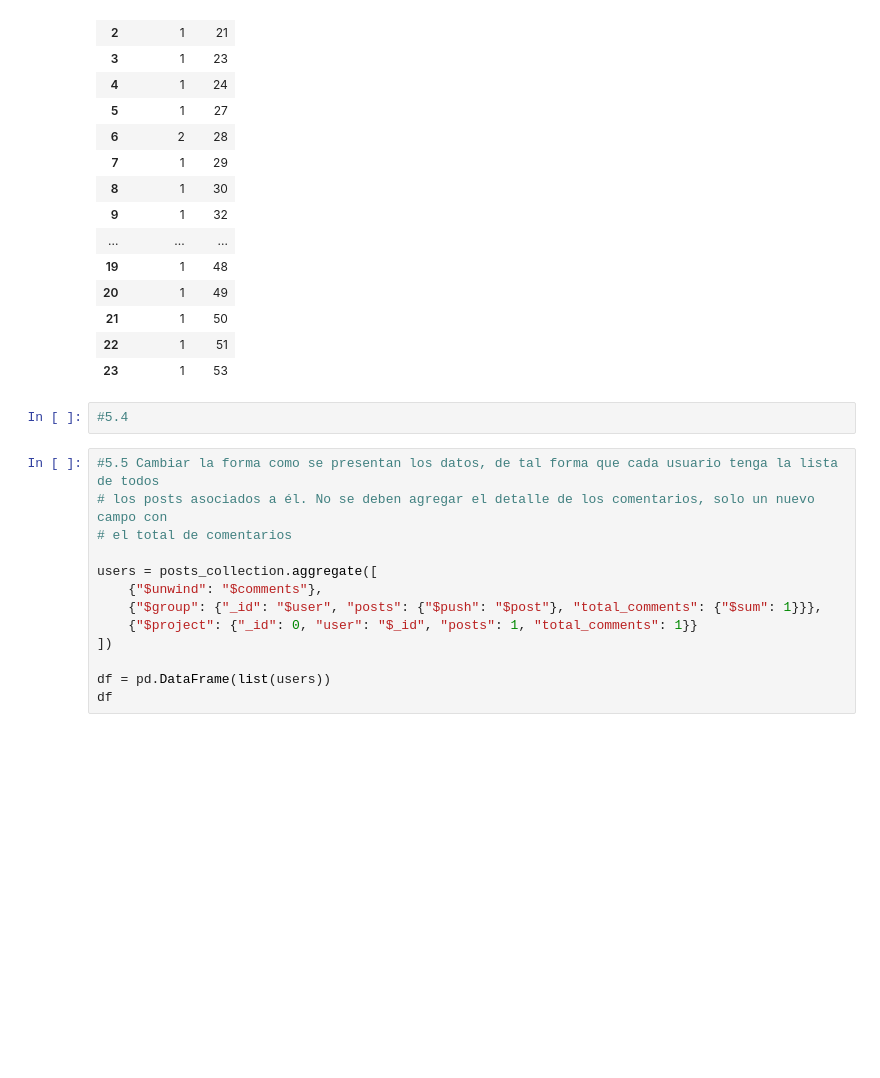
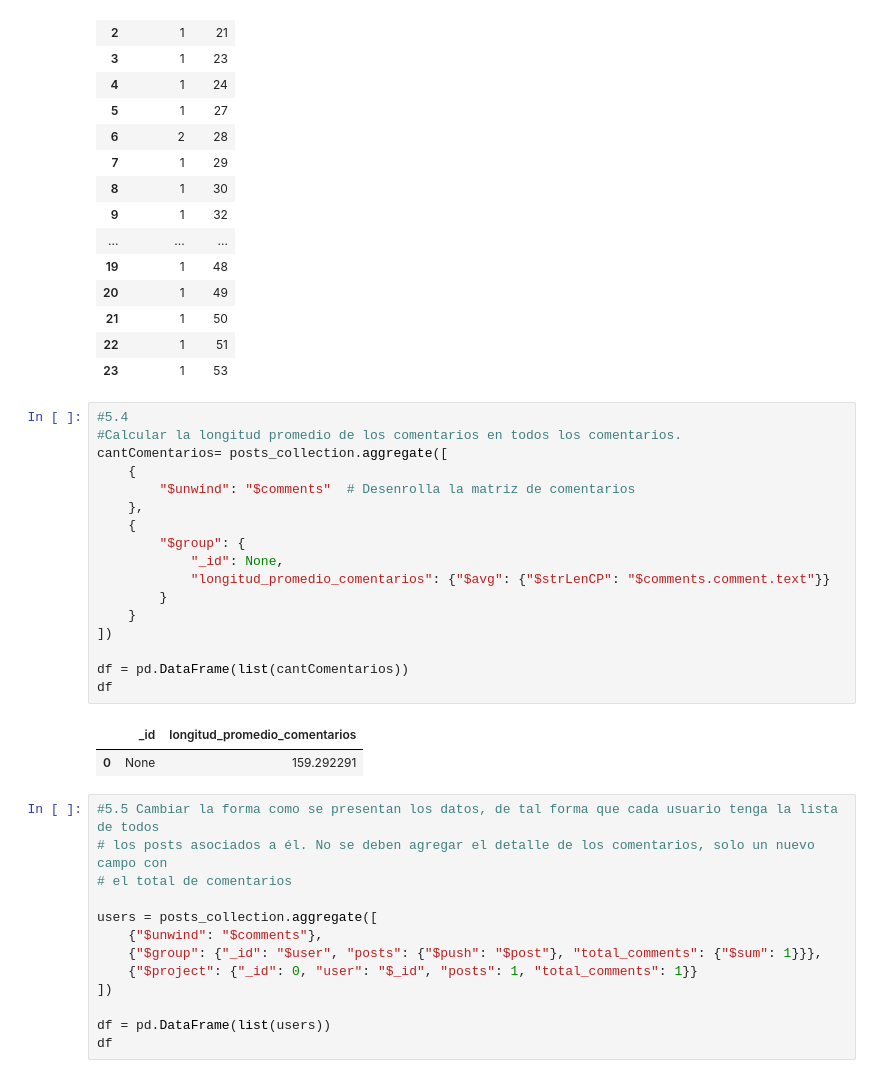
Before and after one commit to javialroro/TareasBases, a Jupyter notebook: 02 - MongoDB/test_mongo.ipynb, the cells around one changed output. Drawn from its saved outputs; the diff is of its cells as text; blank space fills up the shorter version.

```diff
--- a/02 - MongoDB/test_mongo.ipynb
+++ b/02 - MongoDB/test_mongo.ipynb
@@ -342,8 +367,26 @@ df
 | 21 | 1 | 50 |
 | 22 | 1 | 51 |
 | 23 | 1 | 53 |
-# %%
-#5.4
+# %%
+#5.4
+#Calcular la longitud promedio de los comentarios en todos los comentarios.
+cantComentarios= posts_collection.aggregate([
+    {
+        "$unwind": "$comments"  # Desenrolla la matriz de comentarios
+    },
+    {
+        "$group": {
+            "_id": None,
+            "longitud_promedio_comentarios": {"$avg": {"$strLenCP": "$comments.comment.text"}}
+        }
+    }
+])
+
+df = pd.DataFrame(list(cantComentarios))
+df
+# %% [output]
+|  | _id | longitud_promedio_comentarios |
+| 0 | None | 159.292291 |
 # %%
 #5.5 Cambiar la forma como se presentan los datos, de tal forma que cada usuario tenga la lista de todos
 # los posts asociados a él. No se deben agregar el detalle de los comentarios, solo un nuevo campo con
```
Also changed, not shown: parts of 16 cells of this notebook.
